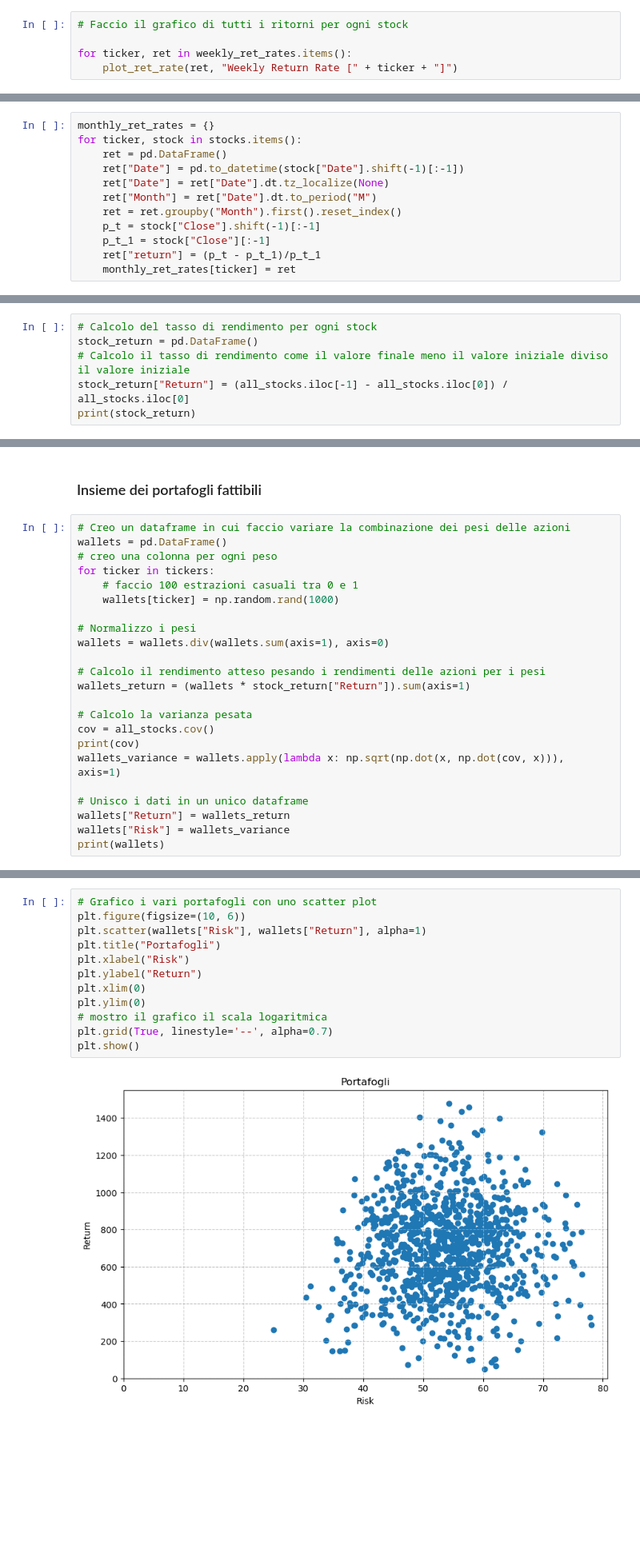
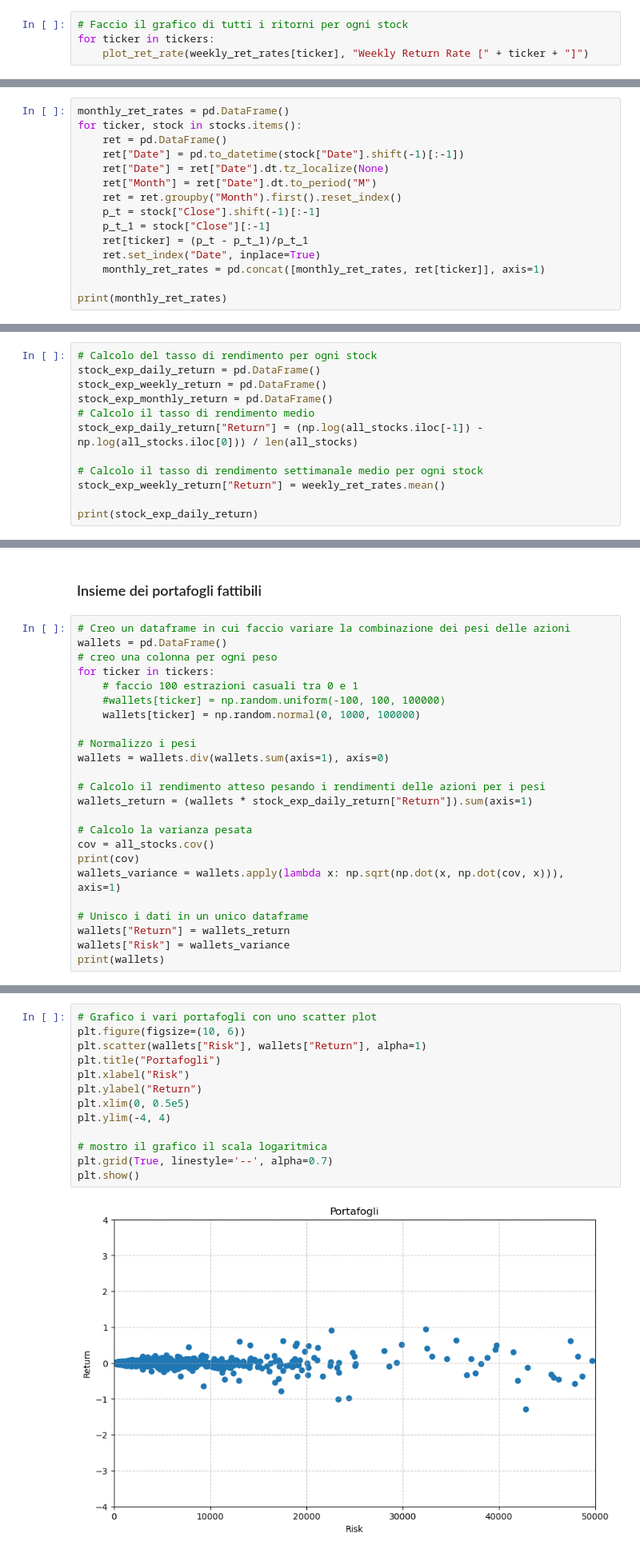
Before and after one commit to LucaFalasca/FinancialMarketAnalysis, a Jupyter notebook: rendimenti.ipynb, the cells around one changed output, grey strips where cells are left out. Shown at 80% size. Saved outputs shown, nothing was run; the diff lists cells and outputs as text; blank space fills up the shorter version.

```diff
--- a/rendimenti.ipynb
+++ b/rendimenti.ipynb
@@ -117,6 +159,5 @@ for ticker, stock in stocks.items():
 # %%
 # Faccio il grafico di tutti i ritorni per ogni stock
-
-for ticker, ret in weekly_ret_rates.items():
-    plot_ret_rate(ret, "Weekly Return Rate [" + ticker + "]")
+for ticker in tickers:
+    plot_ret_rate(weekly_ret_rates[ticker], "Weekly Return Rate [" + ticker + "]")
 # %% [output]
@@ -128,7 +169,7 @@ for ticker, ret in weekly_ret_rates.items():
 # %% [markdown]
 ### Tassi di rendimento mensili
 # %%
-monthly_ret_rates = {}
+monthly_ret_rates = pd.DataFrame()
 for ticker, stock in stocks.items():
     ret = pd.DataFrame()
     ret["Date"] = pd.to_datetime(stock["Date"].shift(-1)[:-1])
@@ -137,5 +178,8 @@ for ticker, stock in stocks.items():
     ret = ret.groupby("Month").first().reset_index()
     p_t = stock["Close"].shift(-1)[:-1]
     p_t_1 = stock["Close"][:-1]
-    ret["return"] = (p_t - p_t_1)/p_t_1
-    monthly_ret_rates[ticker] = ret
+    ret[ticker] = (p_t - p_t_1)/p_t_1
+    ret.set_index("Date", inplace=True)
+    monthly_ret_rates = pd.concat([monthly_ret_rates, ret[ticker]], axis=1)
+
+print(monthly_ret_rates)
@@ -181,8 +254,14 @@ WMT    747.724783   1344.817741   713.282203   560.891193   186.507057
 ### Tassi di rendimento per le stock
 # %%
 # Calcolo del tasso di rendimento per ogni stock
-stock_return = pd.DataFrame()
-# Calcolo il tasso di rendimento come il valore finale meno il valore iniziale diviso il valore iniziale
-stock_return["Return"] = (all_stocks.iloc[-1] - all_stocks.iloc[0]) / all_stocks.iloc[0]
-print(stock_return)
+stock_exp_daily_return = pd.DataFrame()
+stock_exp_weekly_return = pd.DataFrame()
+stock_exp_monthly_return = pd.DataFrame()
+# Calcolo il tasso di rendimento medio
+stock_exp_daily_return["Return"] = (np.log(all_stocks.iloc[-1]) - np.log(all_stocks.iloc[0])) / len(all_stocks)
+
+# Calcolo il tasso di rendimento settimanale medio per ogni stock
+stock_exp_weekly_return["Return"] = weekly_ret_rates.mean()
+
+print(stock_exp_daily_return)
 # %% [output]
@@ -200,13 +279,14 @@ wallets = pd.DataFrame()
 # creo una colonna per ogni peso
 for ticker in tickers:
     # faccio 100 estrazioni casuali tra 0 e 1
-    wallets[ticker] = np.random.rand(1000)
+    #wallets[ticker] = np.random.uniform(-100, 100, 100000)
+    wallets[ticker] = np.random.normal(0, 1000, 100000)
 
 # Normalizzo i pesi
 wallets = wallets.div(wallets.sum(axis=1), axis=0)
 
 # Calcolo il rendimento atteso pesando i rendimenti delle azioni per i pesi
-wallets_return = (wallets * stock_return["Return"]).sum(axis=1)
+wallets_return = (wallets * stock_exp_daily_return["Return"]).sum(axis=1)
 
 # Calcolo la varianza pesata
 cov = all_stocks.cov()
@@ -241,14 +321,15 @@ WMT    747.724783   1344.817741   713.282203   560.891193   186.507057
 # %%
 # Grafico i vari portafogli con uno scatter plot
 plt.figure(figsize=(10, 6))
 plt.scatter(wallets["Risk"], wallets["Return"], alpha=1)
 plt.title("Portafogli")
 plt.xlabel("Risk")
 plt.ylabel("Return")
-plt.xlim(0)
-plt.ylim(0)
+plt.xlim(0, 0.5e5)
+plt.ylim(-4, 4)
+
 # mostro il grafico il scala logaritmica
 plt.grid(True, linestyle='--', alpha=0.7)
 plt.show()
 # %% [output]
-[figure, old version]
+[figure, new version]
```
Also changed, not shown: parts of 13 cells of this notebook.
